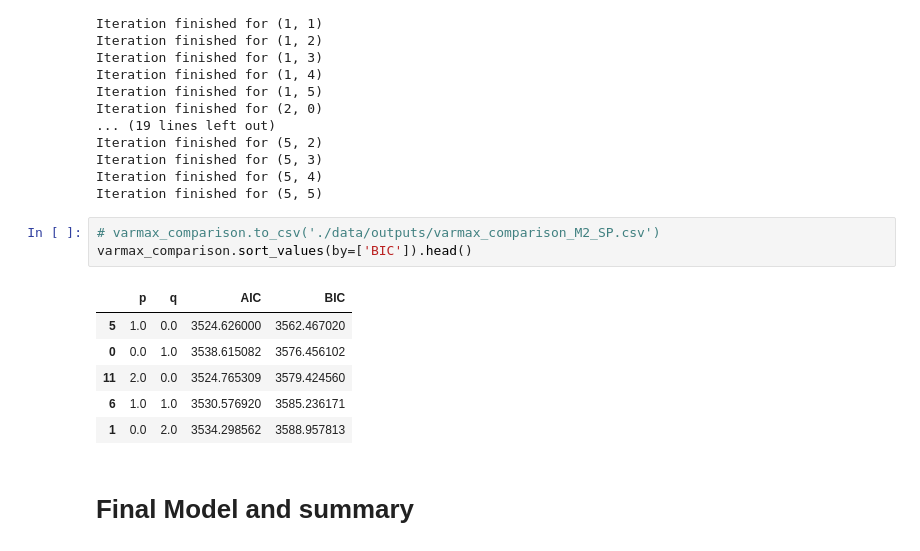
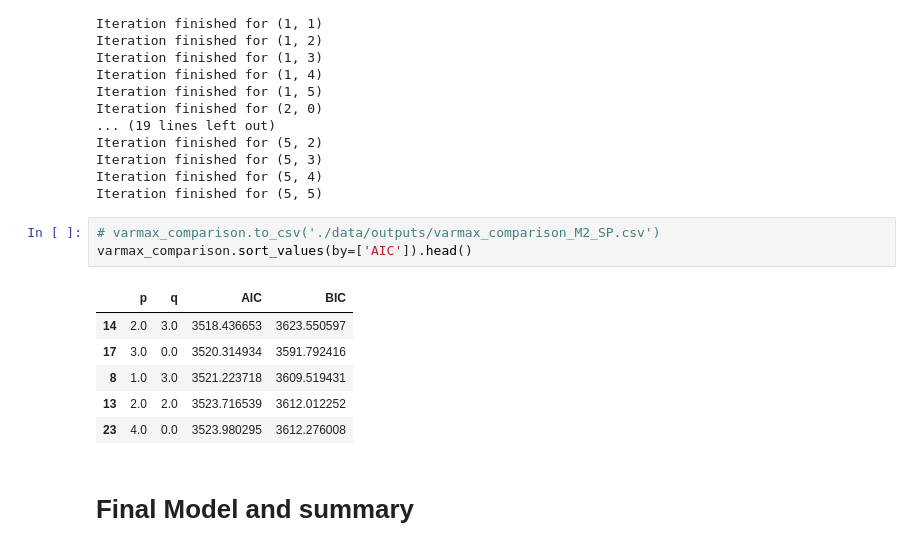
Before and after one commit to jtbandurski/WEC2023, a Jupyter notebook: VARMAX.ipynb, the cells around one changed output. Cells and saved outputs as stored; diff of their text form.

Commit message:
varmax basic model done

```diff
--- a/VARMAX.ipynb
+++ b/VARMAX.ipynb
@@ -546,14 +546,14 @@ Iteration finished for (5, 4)
 Iteration finished for (5, 5)
 # %%
 # varmax_comparison.to_csv('./data/outputs/varmax_comparison_M2_SP.csv')
-varmax_comparison.sort_values(by=['BIC']).head()
+varmax_comparison.sort_values(by=['AIC']).head()
 # %% [output]
 |  | p | q | AIC | BIC |
-| 5 | 1.0 | 0.0 | 3524.626000 | 3562.467020 |
-| 0 | 0.0 | 1.0 | 3538.615082 | 3576.456102 |
-| 11 | 2.0 | 0.0 | 3524.765309 | 3579.424560 |
-| 6 | 1.0 | 1.0 | 3530.576920 | 3585.236171 |
-| 1 | 0.0 | 2.0 | 3534.298562 | 3588.957813 |
+| 14 | 2.0 | 3.0 | 3518.436653 | 3623.550597 |
+| 17 | 3.0 | 0.0 | 3520.314934 | 3591.792416 |
+| 8 | 1.0 | 3.0 | 3521.223718 | 3609.519431 |
+| 13 | 2.0 | 2.0 | 3523.716539 | 3612.012252 |
+| 23 | 4.0 | 0.0 | 3523.980295 | 3612.276008 |
 # %% [markdown]
 # Final Model and summary
 # %% [markdown]
```
Also changed, not shown: parts of 7 cells of this notebook, 4 other files.
